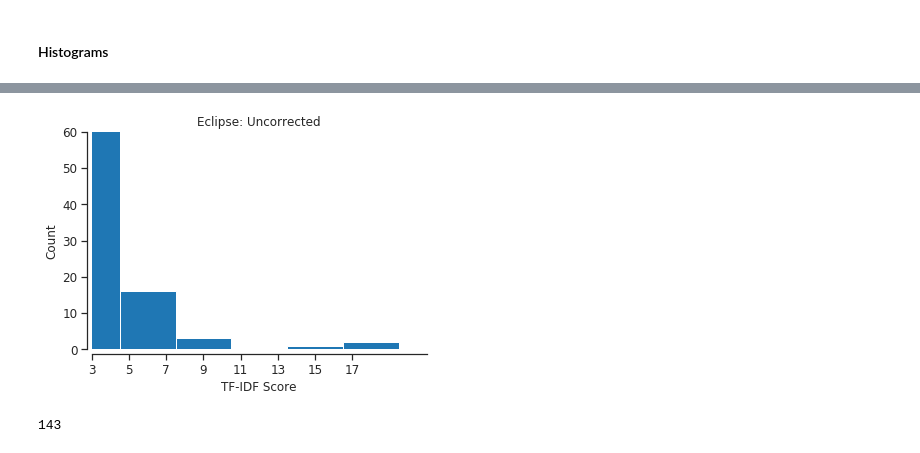
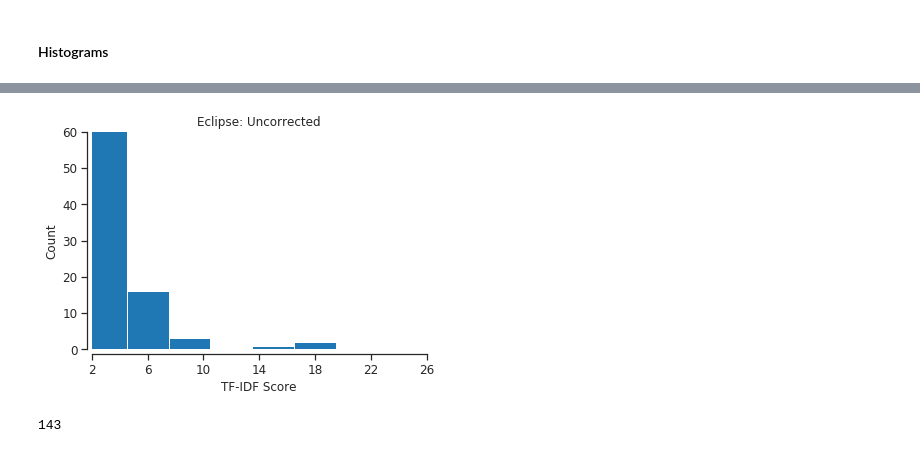
Before and after one commit to gomesluiz/my-doctorate, a Jupyter notebook: projects/long-lived-bug-prediction/notebooks/20191101_long_lived_prediction_rq5_data_analysis.ipynb, the cells around one changed output, grey strips where cells are left out. Saved outputs shown, nothing was run; the diff lists cells and outputs as text; code cells hidden in the pictures.

```diff
--- a/projects/long-lived-bug-prediction/notebooks/20191101_long_lived_prediction_rq5_data_analysis.ipynb
+++ b/projects/long-lived-bug-prediction/notebooks/20191101_long_lived_prediction_rq5_data_analysis.ipynb
@@ -469,19 +458,19 @@ plt.savefig('figures/rq5-eclipse-tf-idf-corrected-predicted.pdf', format="pdf",
 # %%
 plt.hist(word_frequency_eclipse_data[word_frequency_eclipse_data['status']=='Incorrected']['freq']
          , align='left'
          , bins=6
          , color='tab:blue')
 sns.despine(offset=5)
 plt.title("Eclipse: Uncorrected")
-plt.xticks(range(3, 19, 2), fontsize=SMALL_SIZE)
-plt.xlim(3, 21)
+plt.xticks([2, 6, 10, 14, 18, 22, 26], fontsize=SMALL_SIZE)
+plt.xlim(2, 26)
 plt.xlabel('TF-IDF Score', fontsize=SMALL_SIZE)
 plt.yticks([0, 10, 20, 30, 40, 50, 60], fontsize=SMALL_SIZE)
 plt.ylim(0, 60)
 plt.ylabel('Count', fontsize=SMALL_SIZE)
 plt.savefig('figures/rq5-eclipse-tf-idf-uncorrected-predicted.pdf', format="pdf", dpi=600, bbox_inches='tight')
 # %% [output]
-[figure, old version]
+[figure, new version]
 # %%
 a = list(word_frequency_gcc_data[word_frequency_gcc_data.status=="Corrected"]['word'])
 b = list(word_frequency_gcc_data[word_frequency_gcc_data.status=="Incorrected"]['word'])
```
Also changed, not shown: parts of 4 cells of this notebook, 20 other files.
